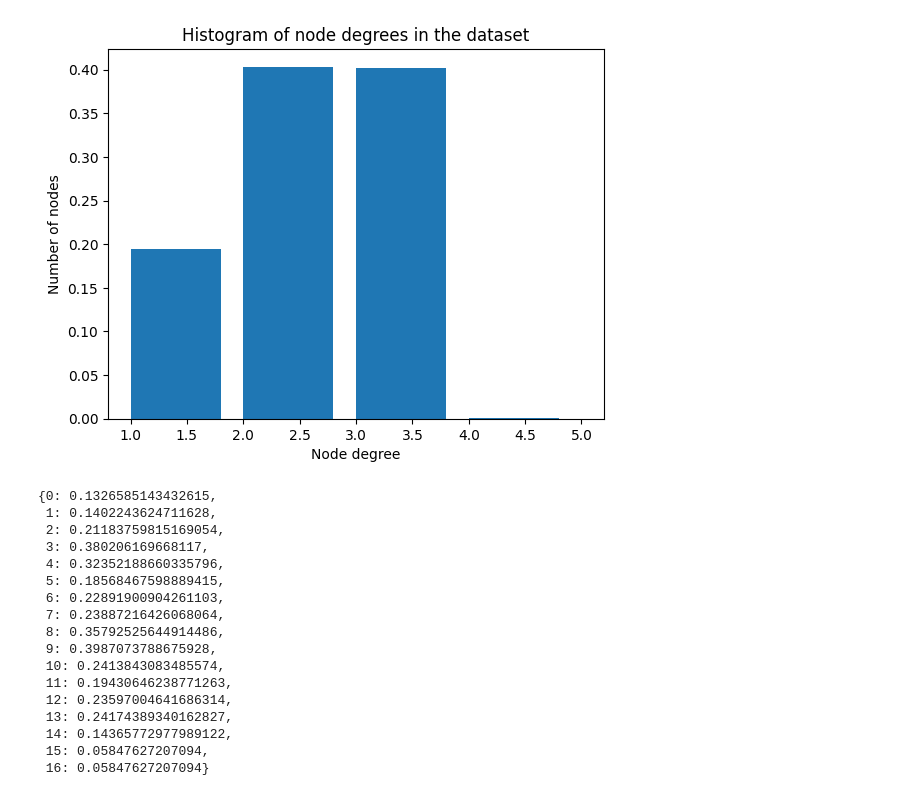
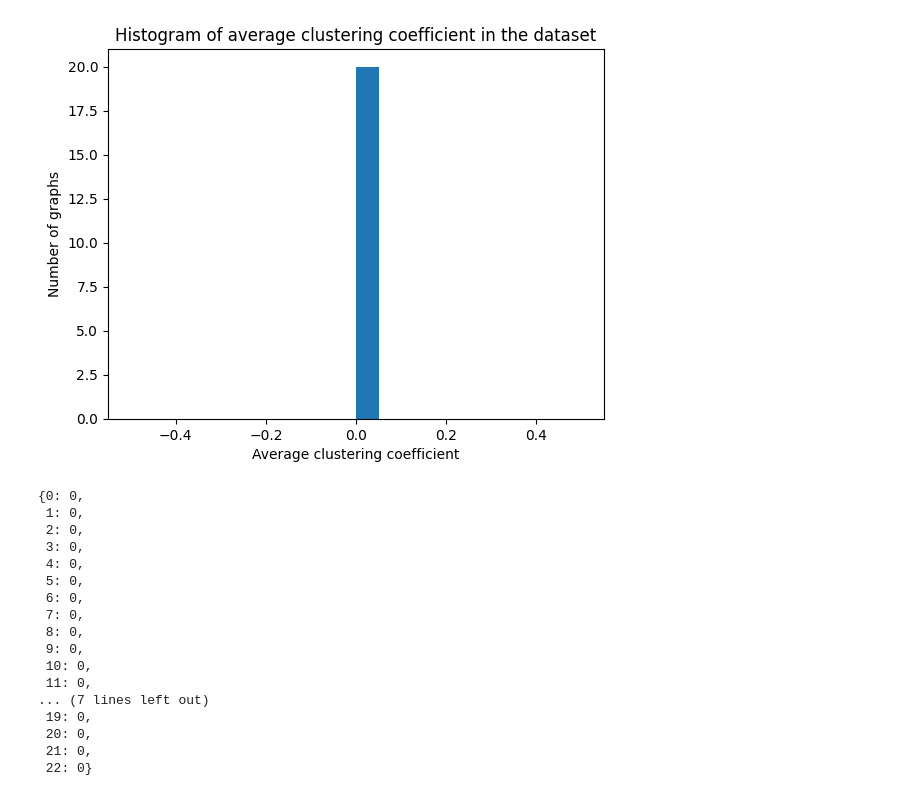
Before and after one commit to khelverskovp/project_GNN, a Jupyter notebook: benchmark.ipynb, the cells around one changed output. Cells and saved outputs as stored; diff of their text form; code cells hidden in the pictures.

```diff
--- a/benchmark.ipynb
+++ b/benchmark.ipynb
@@ -61,7 +61,7 @@ DegreeView({0: 2, 1: 2, 2: 2, 3: 3, 4: 3, 5: 2, 6: 2, 7: 2, 8: 3, 9: 3, 10: 2, 1
 # %%
-node_degree_histogram(training_graphs)
+clustering_coefficient_histogram(training_graphs)
 # %% [output]
-[figure, old version]
+[figure, new version]
 # %%
 import matplotlib.pyplot as plt
 def node_degree_histogram(graphs):
@@ -95,22 +100,22 @@ def eigenvector_centrality_histogram(graphs):
     plt.title('Histogram of eigenvector centralities in the dataset')
     plt.show()
 # %%
-nx.eigenvector_centrality(G)
+nx.clustering(G)
 # %% [output]
-{0: 0.1326585143432615,
- 1: 0.1402243624711628,
- 2: 0.21183759815169054,
- 3: 0.380206169668117,
- 4: 0.32352188660335796,
- 5: 0.18568467598889415,
- 6: 0.22891900904261103,
- 7: 0.23887216426068064,
- 8: 0.35792525644914486,
- 9: 0.3987073788675928,
- 10: 0.2413843083485574,
- 11: 0.19430646238771263,
- 12: 0.23597004641686314,
- 13: 0.24174389340162827,
- 14: 0.14365772977989122,
- 15: 0.05847627207094,
- 16: 0.05847627207094}
+{0: 0,
+ 1: 0,
+ 2: 0,
+ 3: 0,
+ 4: 0,
+ 5: 0,
+ 6: 0,
+ 7: 0,
+ 8: 0,
+ 9: 0,
+ 10: 0,
+ 11: 0,
+... (7 lines left out)
+ 19: 0,
+ 20: 0,
+ 21: 0,
+ 22: 0}
```
Also changed, not shown: parts of 5 cells of this notebook, 3 other files.
